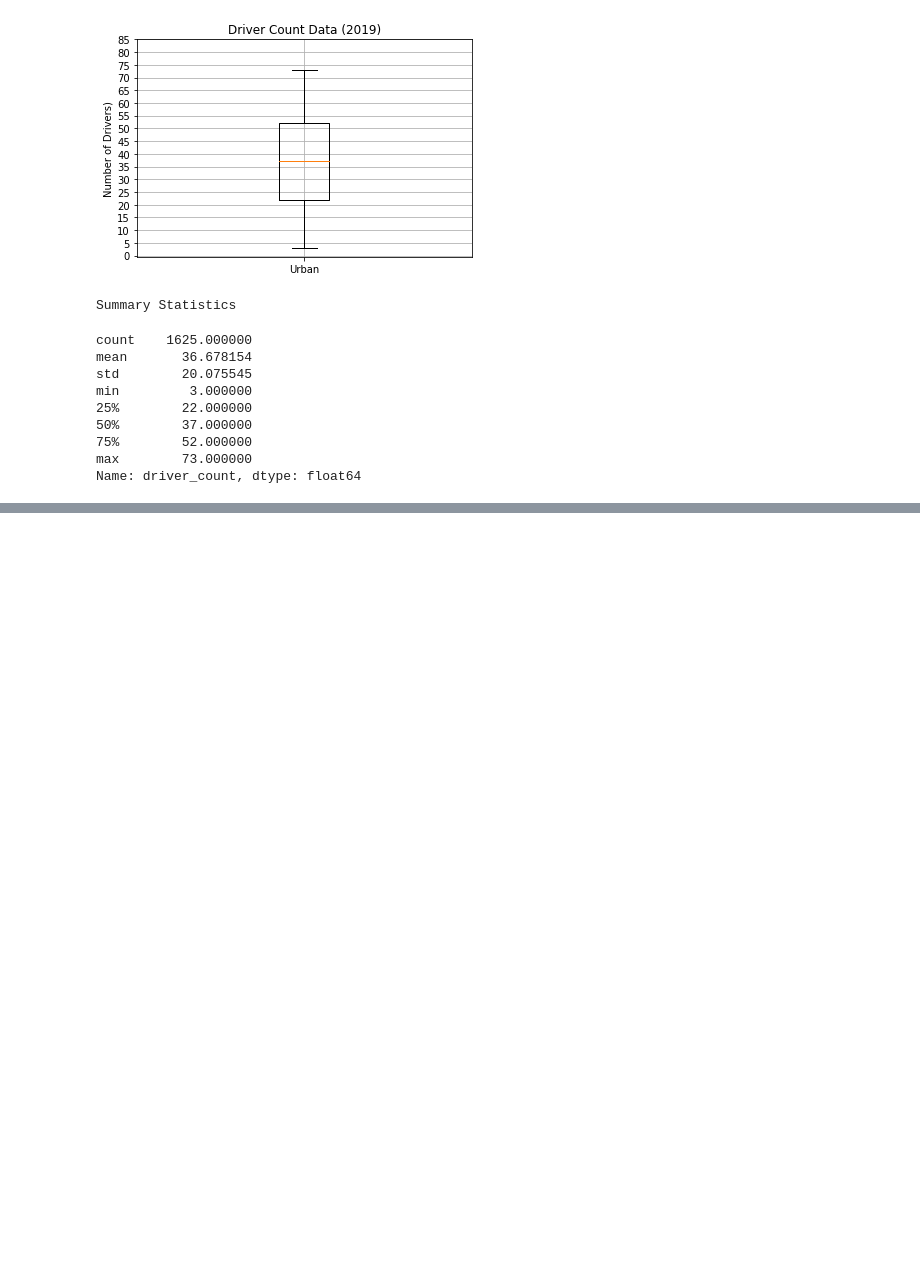
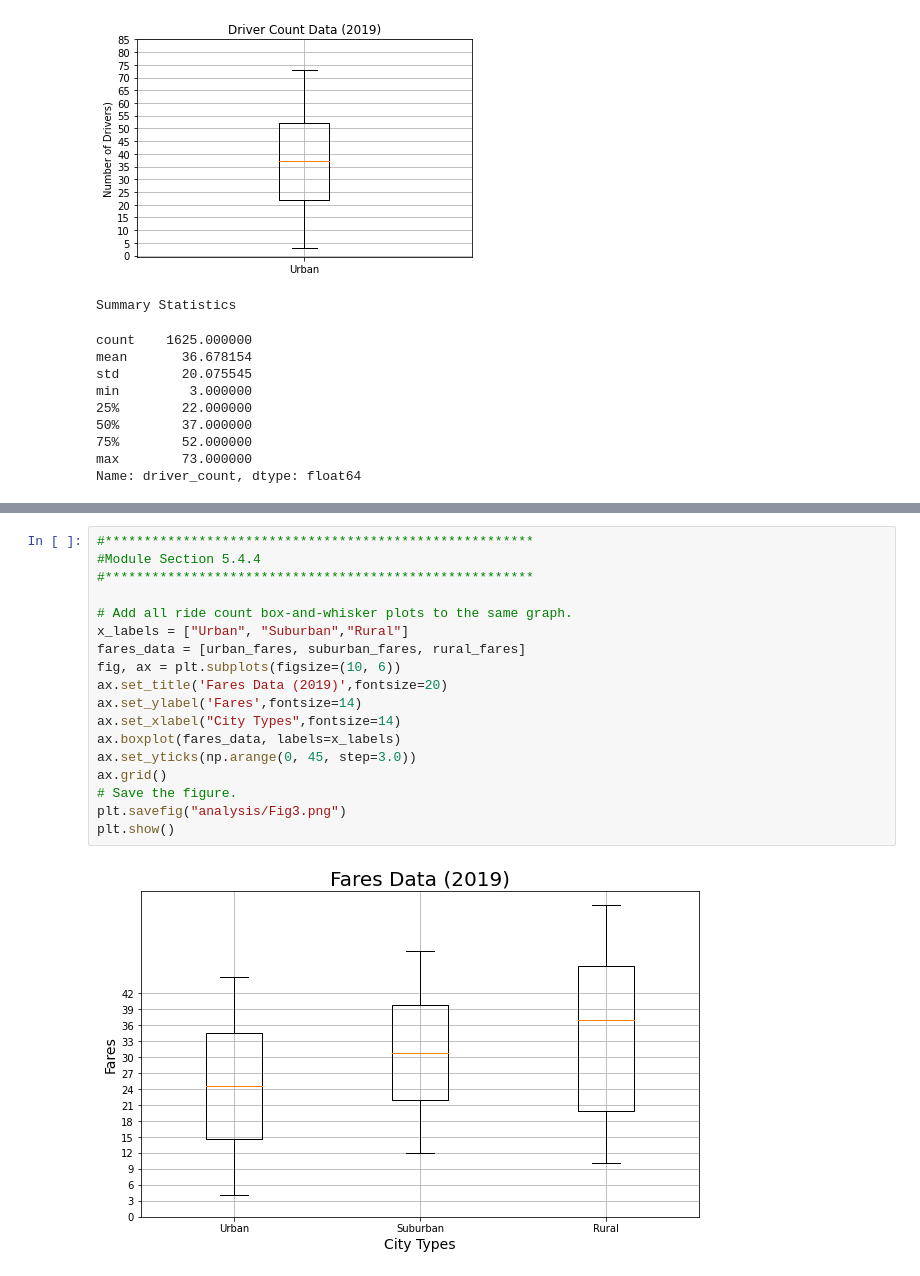
Before and after one commit to geboweniii/PyBer_Analysis, a Jupyter notebook: PyBer.ipynb, the cells around one changed output, grey strips where cells are left out. Saved outputs shown, nothing was run; the diff lists cells and outputs as text; blank space fills up the shorter version.

```diff
--- a/PyBer.ipynb
+++ b/PyBer.ipynb
@@ -816,0 +961,20 @@ Name: driver_count, dtype: float64
+# %%
+#*******************************************************
+#Module Section 5.4.4
+#*******************************************************
+
+# Add all ride count box-and-whisker plots to the same graph.
+x_labels = ["Urban", "Suburban","Rural"]
+fares_data = [urban_fares, suburban_fares, rural_fares]
+fig, ax = plt.subplots(figsize=(10, 6))
+ax.set_title('Fares Data (2019)',fontsize=20)
+ax.set_ylabel('Fares',fontsize=14)
+ax.set_xlabel("City Types",fontsize=14)
+ax.boxplot(fares_data, labels=x_labels)
+ax.set_yticks(np.arange(0, 45, step=3.0))
+ax.grid()
+# Save the figure.
+plt.savefig("analysis/Fig3.png")
+plt.show()
+# %% [output]
+[figure, added]
```
Also changed, not shown: parts of 11 cells of this notebook, 2 other files.
